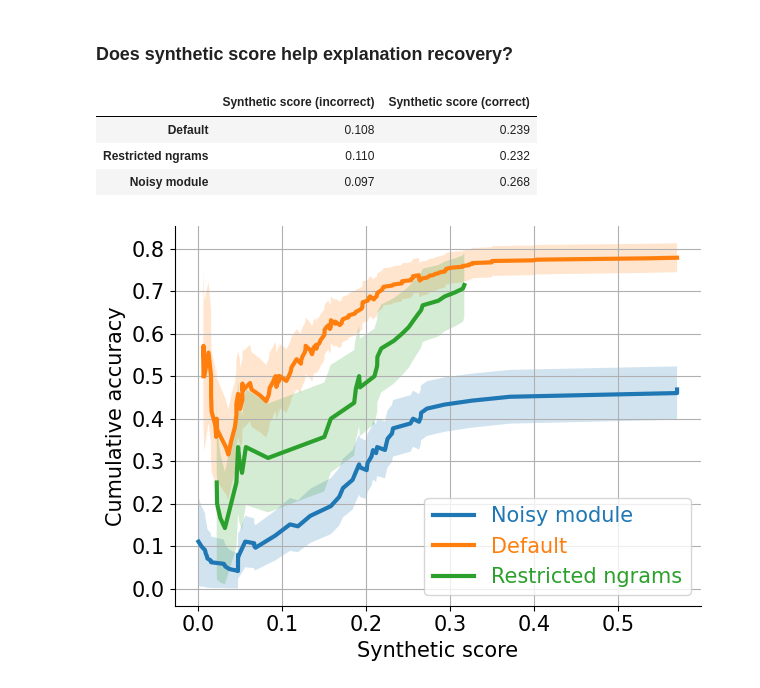
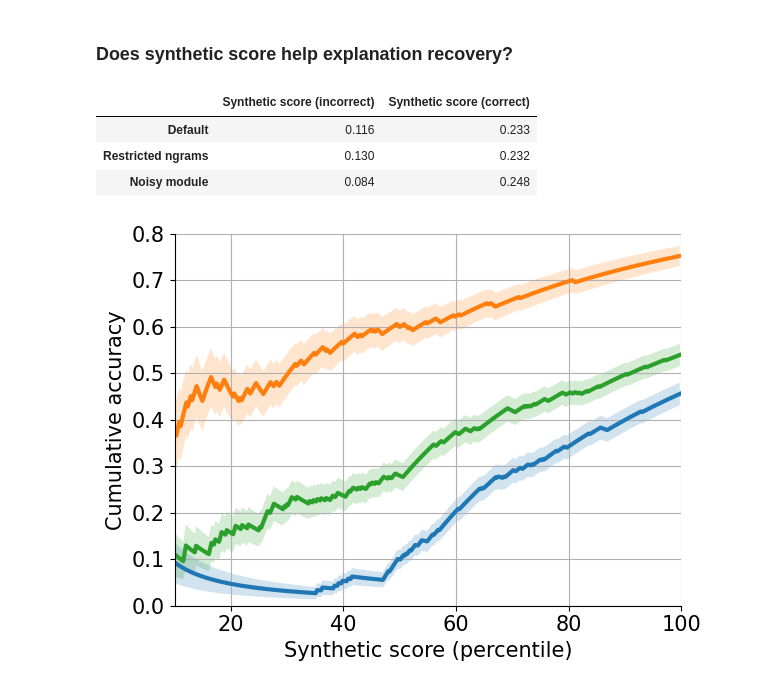
Before and after one commit to microsoft/automated-explanations, a Jupyter notebook: notebooks/02_synthetic_metrics.ipynb, the cells around one changed output. Drawn from its saved outputs; the diff is of its cells as text; code cells hidden in the pictures.

```diff
--- a/notebooks/02_synthetic_metrics.ipynb
+++ b/notebooks/02_synthetic_metrics.ipynb
@@ -29,10 +29,11 @@ sys.path.append('../experiments/')
 # results_dir = '/home/chansingh/mntv1/mprompt/feb18_synthetic_sweep'
 results_dir = '/home/chansingh/mntv1/mprompt/feb25'
 # %%
-r = imodelsx.process_results.get_results_df(results_dir, use_cached=False)
-r = imodelsx.process_results.fill_missing_args_with_default(r, experiment_filename='01_explain.py')
-r = notebook_helper.process_and_add_scores(r, add_bert_scores=False)
-r.to_pickle('../results/r.pkl')
+r = pd.read_pickle('../results/r.pkl')
+# r = imodelsx.process_results.get_results_df(results_dir, use_cached=False)
+# r = imodelsx.process_results.fill_missing_args_with_default(r, experiment_filename='01_explain.py')
+# r = notebook_helper.process_and_add_scores(r, add_bert_scores=True)
+# r.to_pickle('../results/r.pkl')
 # %%
 # simplifying
 default_params = {
@@ -141,43 +142,47 @@ g2.index = [index_remap[x] for x in g2.index.values]
 display(g2)
 # %% [output]
 |  | Synthetic score (incorrect) | Synthetic score (correct) |
-| Default | 0.108 | 0.239 |
-| Restricted ngrams | 0.110 | 0.232 |
-| Noisy module | 0.097 | 0.268 |
+| Default | 0.116 | 0.233 |
+| Restricted ngrams | 0.130 | 0.232 |
+| Noisy module | 0.084 | 0.248 |
 # %%
 r['task_variation'] = r.apply(lambda row: index_remap[(row.noise_ngram_scores, row.ngrams_restricted)], axis=1)
 
 for task_variation in r.task_variation.unique():
     d = r[r.task_variation == task_variation]
 
 
     # compute corrects
     scores_synth = sum(d.score_synthetic.values, [])
     corrects = sum(d.score_contains_keywords.values, [])
     args = np.argsort(scores_synth)
     scores_synth = np.array(scores_synth)[args]
     corrects = np.array(corrects)[args]
 
     # plot
     cum = np.arange(1, len(corrects) + 1)
     cumsums = np.cumsum(corrects) / cum
     sems = np.sqrt(cumsums * (1 - cumsums) / cum)
 
     # only plot >= 0
-    args2 = scores_synth > 0
+    args2 = scores_synth >= -1000
     s = scores_synth[args2]
     c = cumsums[args2]
     sems = sems[args2]
 
-    plt.plot(s, c, '-', label=task_variation, lw=3)
-    plt.fill_between(s, c - sems, c + sems, alpha=0.2, interpolate=True)
+    x = s
+    x = np.arange(len(s)) / len(s) * 100
+    plt.plot(x, c, '-', label=task_variation, lw=3)
+    plt.fill_between(x, c - sems, c + sems, alpha=0.2, interpolate=True)
     plt.ylabel('Cumulative accuracy')
-    plt.xlabel('Synthetic score')
+    plt.xlabel('Synthetic score (percentile)')
     plt.grid()
     # plt.show()
-plt.legend(labelcolor='linecolor')
+# plt.legend(labelcolor='linecolor')
+plt.xlim(10, 100)
+plt.ylim(0.0, 0.8)
 # dvu.line_legend()
 plt.savefig('../results/figs/synthetic_score_curves.pdf', bbox_inches='tight')
 plt.show()
 # %% [output]
-[figure, old version]
+[figure, new version]
```
Also changed, not shown: parts of 1 cell of this notebook, 3 other files.
